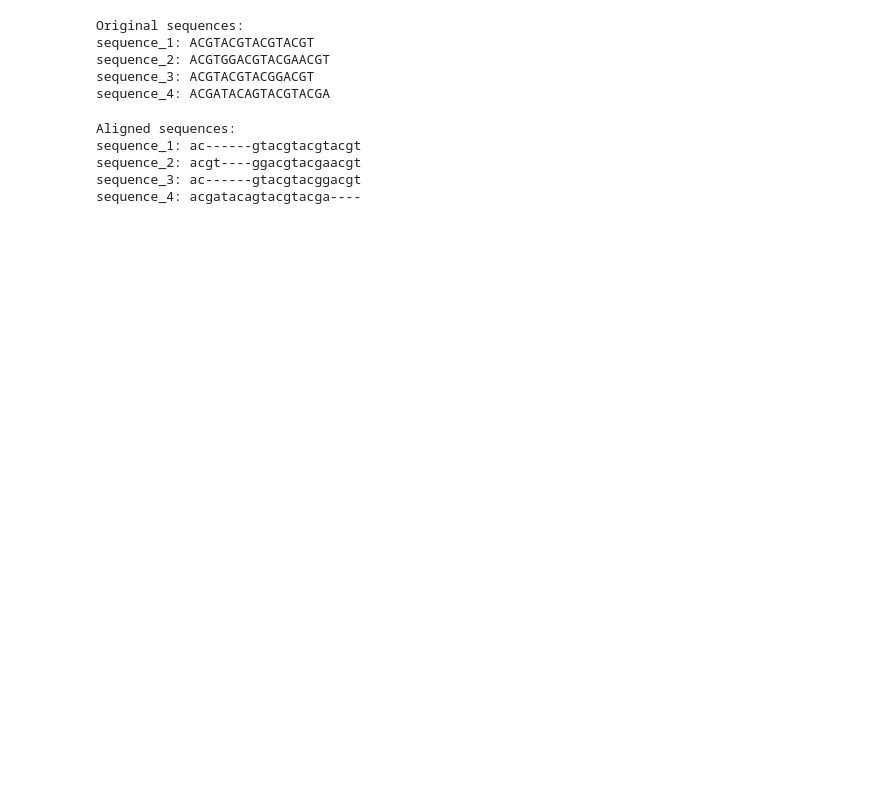
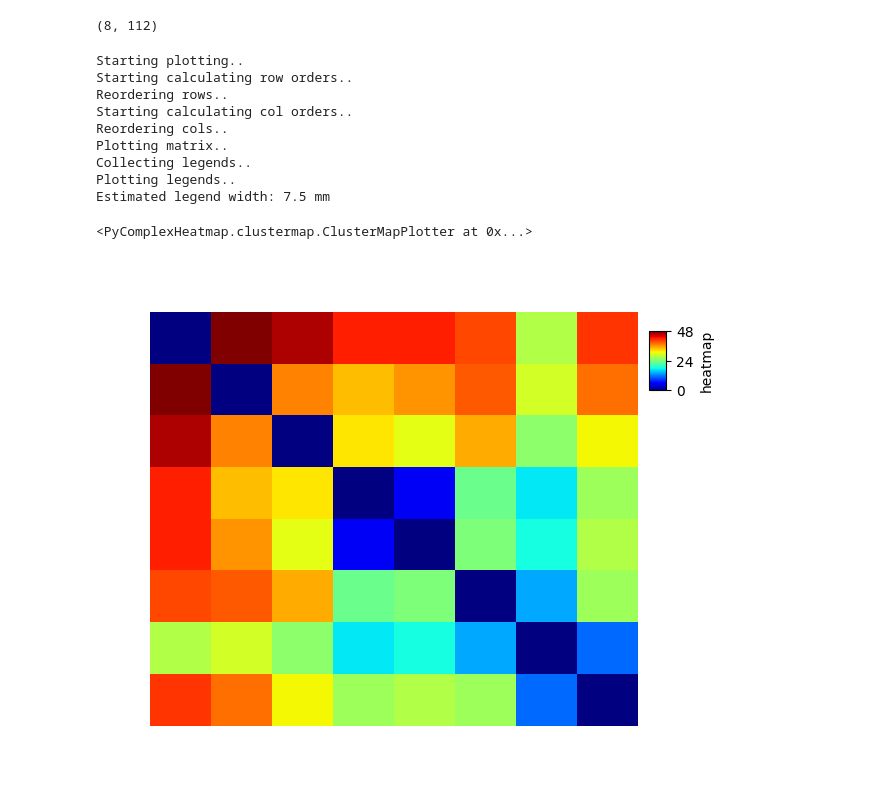
Before and after one commit to openpaul/customPythonBioinfotools, a Jupyter notebook: examples/MSA.ipynb, the cells around one changed output. Drawn from its saved outputs; the diff is of its cells as text; code cells hidden in the pictures; blank space fills up the shorter version.

```diff
--- a/examples/MSA.ipynb
+++ b/examples/MSA.ipynb
@@ -51,34 +0,0 @@ from MSA import msa, plot_msa
-# %%
-# Define some example DNA sequences
-dna_sequences = [
-    "ACGTACGTACGTACGT",
-    "ACGTGGACGTACGAACGT",
-    "ACGTACGTACGGACGT",
-    "ACGATACAGTACGTACGA",
-]
-aa_sequenes = ["MKTAYIAKQRQISF", "MKTAYIAAGAKQRQISF", "MKTAYIAKQRQISF", "MKTAAKQRQISF"]
-
-sequence_ids = ["sequence_1", "sequence_2", "sequence_3", "sequence_4"]
-
-print("Original sequences:")
-for i, seq in enumerate(dna_sequences):
-    print(f"{sequence_ids[i]}: {seq}")
-# %% [output]
-Original sequences:
-sequence_1: ACGTACGTACGTACGT
-sequence_2: ACGTGGACGTACGAACGT
-sequence_3: ACGTACGTACGGACGT
-sequence_4: ACGATACAGTACGTACGA
-# %%
-# Align sequences
-aligned_seqs = msa(dna_sequences, seq_ids=sequence_ids)
-
-print("\nAligned sequences:")
-for seq_record in aligned_seqs:
-    print(f"{seq_record.id}: {seq_record.seq}")
-# %% [output]
-Aligned sequences:
-sequence_1: ac------gtacgtacgtacgt
-sequence_2: acgt----ggacgtacgaacgt
-sequence_3: ac------gtacgtacggacgt
-sequence_4: acgatacagtacgtacga----
@@ -85 +8,32 @@ sequence_4: acgatacagtacgtacga----
+# %%
+v_calls = df.get_column("v_call").unique()
+df = df.filter(pl.col("v_call") == v_calls[0])
+df.shape
+# %% [output]
+(8, 112)
+# %%
+from cstbioinfo.msa import distance_matrix
+
+dist_matrix = distance_matrix(
+    df.get_column("sequence_alignment_aa"), align=True, normalize=False
+)
+# %%
+import PyComplexHeatmap as pch
+import pandas as pd
+
+df_dist = pd.DataFrame(dist_matrix)
+
+pch.ClusterMapPlotter(df_dist)
+# %% [output]
+Starting plotting..
+Starting calculating row orders..
+Reordering rows..
+Starting calculating col orders..
+Reordering cols..
+Plotting matrix..
+Collecting legends..
+Plotting legends..
+Estimated legend width: 7.5 mm
+<PyComplexHeatmap.clustermap.ClusterMapPlotter at 0x...>
+[figure, added]
 # %%
```
Also changed, not shown: parts of 6 cells of this notebook, 1 other file.
